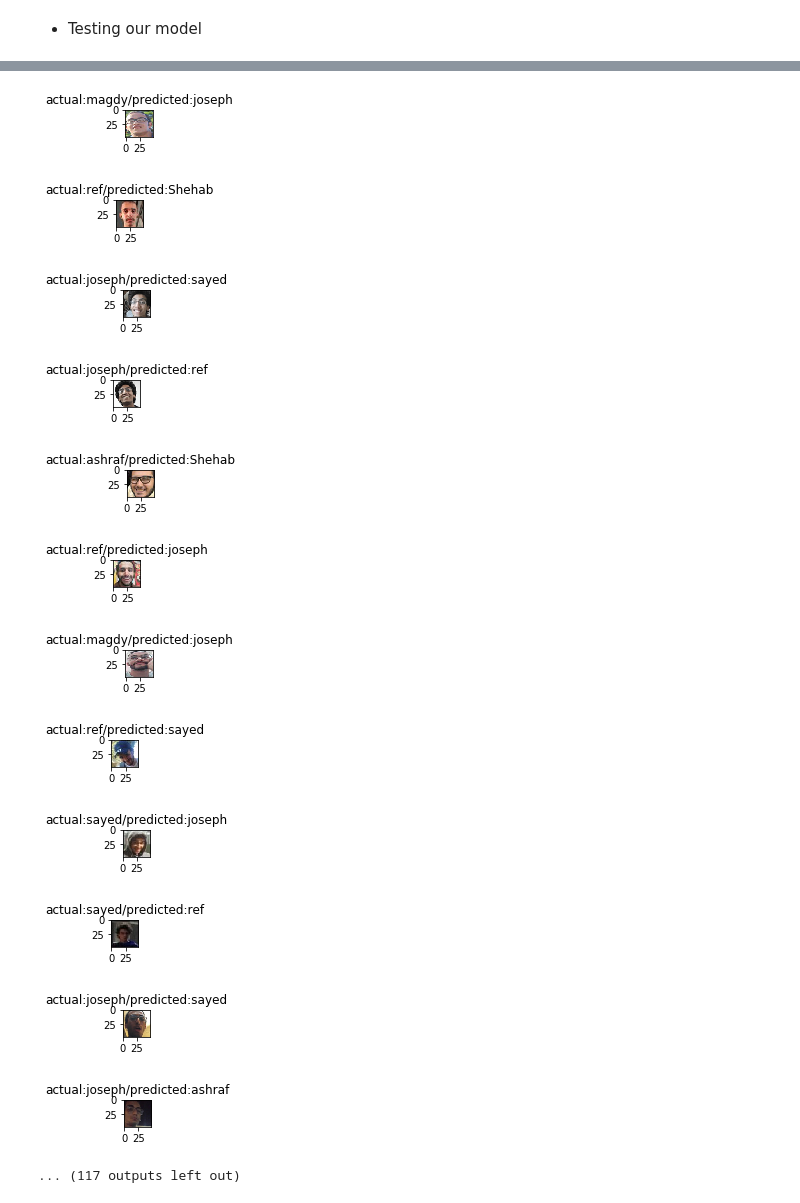
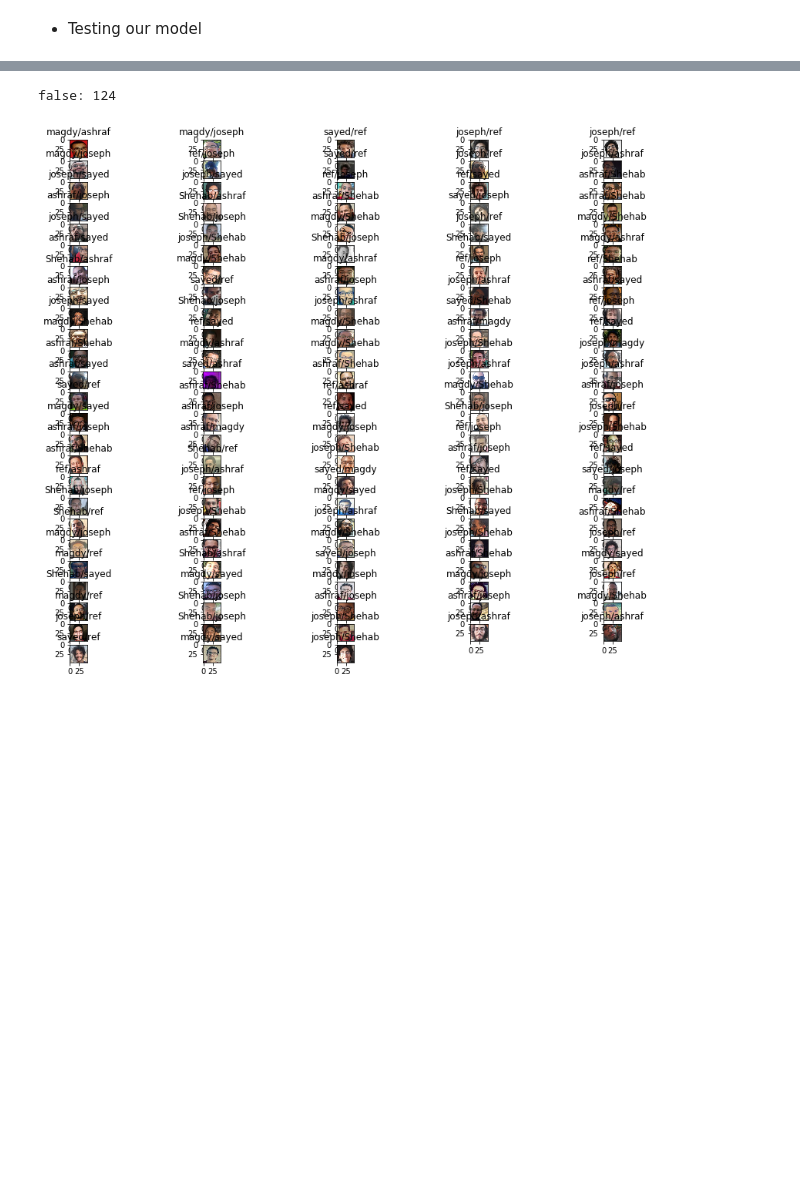
Before and after one commit to ms10596/detectioner, a Jupyter notebook: noconv.ipynb, the cells around one changed output, grey strips where cells are left out. Cells and saved outputs as stored; diff of their text form; code cells hidden in the pictures; blank space fills up the shorter version.

```diff
--- a/noconv.ipynb
+++ b/noconv.ipynb
@@ -30,8 +30,6 @@ print(y_test.shape)
 - Making sure that photos have arrived safely
 # %%
 index = 55
-plt.rcParams['figure.figsize'] = [1, 1]
-
 plt.title(classes[y_train[index][0]])
 plt.imshow((x_train[index]).astype(np.uint8))
 plt.show()
@@ -106,29 +104,21 @@ model.save('best-neural.h5')
 # %%
 y_hat = model.predict(x_test)
 # print(x_test.shape, y_test.shape, y_hat.shape)
-cnt = 0
-plt.rcParams['figure.figsize'] = [0.5, 0.5]
+cnt = 1
+fig = plt.figure(figsize=(15, 15))
+
 for i, j, k in zip(x_test, y_test, y_hat):
     if j[0] != np.where(k == np.max(k))[0][0]:
+        fig.add_subplot(30, 5, cnt)
         plt.imshow((i * 255).astype(np.uint8))
-        plt.title(str('actual:'+classes[j[0]]+'/predicted:' + classes[np.where(k == np.max(k))[0][0]]))
-        plt.show()
+        plt.title(str(classes[j[0]]+'/' + classes[np.where(k == np.max(k))[0][0]]))
+        # plt.show()
         cnt += 1
 print("false:", cnt)
+fig.show()
 # %% [output]
+false: 124
-[figure, old version]
+[figure, new version]
-[figure, removed]
-[figure, removed]
-[figure, removed]
-[figure, removed]
-[figure, removed]
-[figure, removed]
-[figure, removed]
-[figure, removed]
-[figure, removed]
-[figure, removed]
-[figure, removed]
-... (117 outputs left out)
 # %%
 model.summary()
 # %% [output]
```
Also changed, not shown: parts of 4 cells of this notebook, 4 other files.
